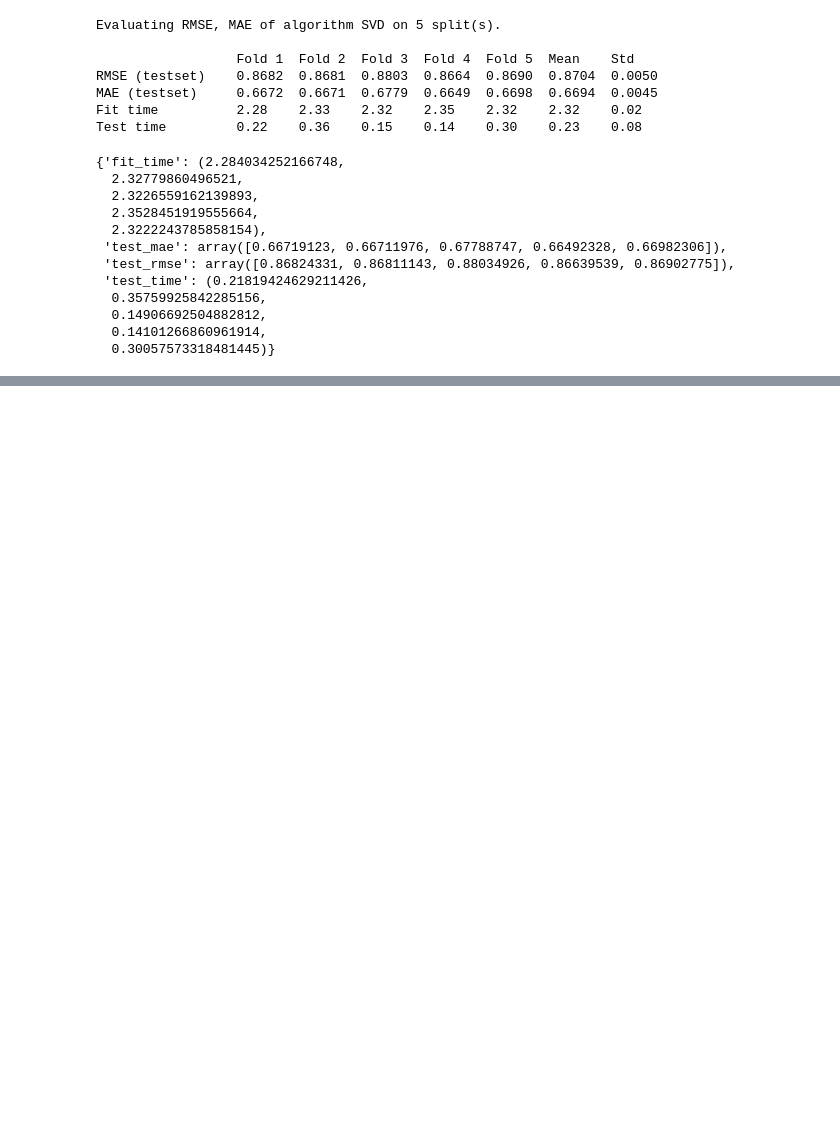
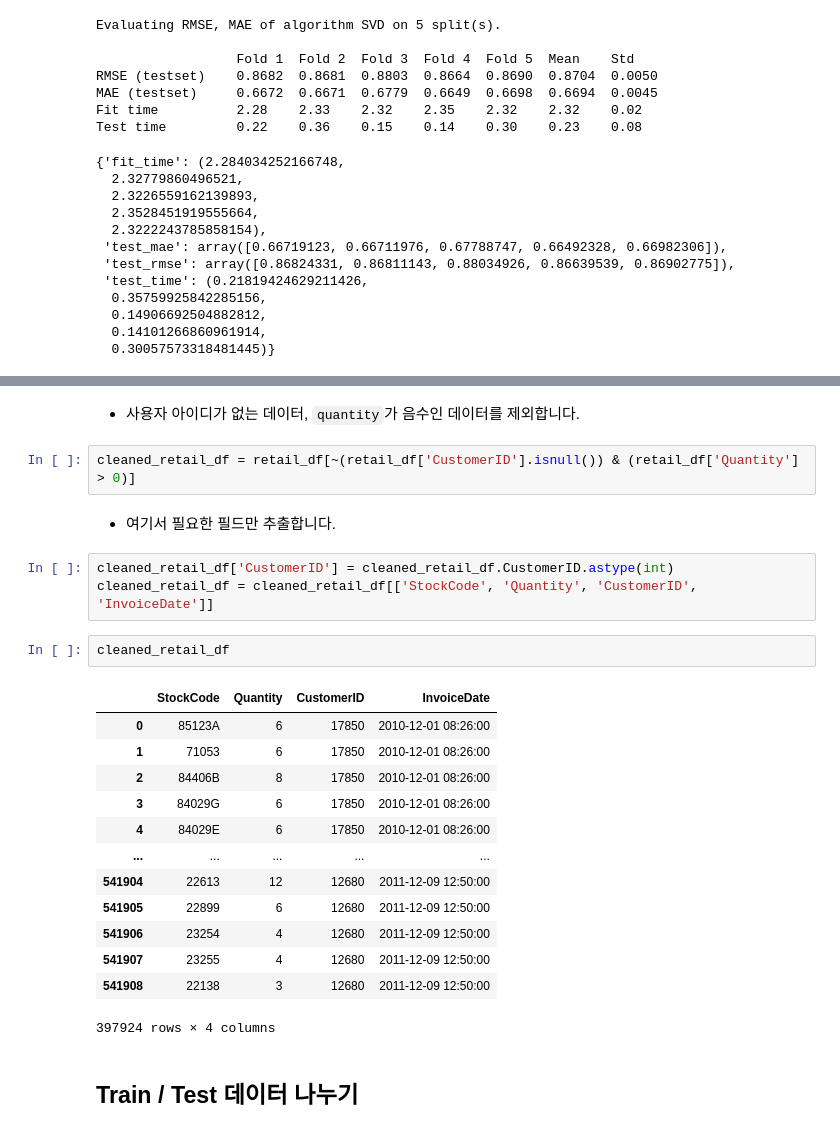
Before and after one commit to pray92/recommendation_system, a Jupyter notebook: recommendation_system_week_3rd_practice.ipynb, the cells around one changed output, grey strips where cells are left out. Drawn from its saved outputs; the diff is of its cells as text; blank space fills up the shorter version.

```diff
--- a/recommendation_system_week_3rd_practice.ipynb
+++ b/recommendation_system_week_3rd_practice.ipynb
@@ -1165,0 +1210,27 @@ Test time         0.22    0.36    0.15    0.14    0.30    0.23    0.08
+# %% [markdown]
+- 사용자 아이디가 없는 데이터, `quantity`가 음수인 데이터를 제외합니다.
+# %%
+cleaned_retail_df = retail_df[~(retail_df['CustomerID'].isnull()) & (retail_df['Quantity'] > 0)]
+# %% [markdown]
+- 여기서 필요한 필드만 추출합니다.
+# %%
+cleaned_retail_df['CustomerID'] = cleaned_retail_df.CustomerID.astype(int)
+cleaned_retail_df = cleaned_retail_df[['StockCode', 'Quantity', 'CustomerID', 'InvoiceDate']]
+# %%
+cleaned_retail_df
+# %% [output]
+|  | StockCode | Quantity | CustomerID | InvoiceDate |
+| 0 | 85123A | 6 | 17850 | 2010-12-01 08:26:00 |
+| 1 | 71053 | 6 | 17850 | 2010-12-01 08:26:00 |
+| 2 | 84406B | 8 | 17850 | 2010-12-01 08:26:00 |
+| 3 | 84029G | 6 | 17850 | 2010-12-01 08:26:00 |
+| 4 | 84029E | 6 | 17850 | 2010-12-01 08:26:00 |
+| ... | ... | ... | ... | ... |
+| 541904 | 22613 | 12 | 12680 | 2011-12-09 12:50:00 |
+| 541905 | 22899 | 6 | 12680 | 2011-12-09 12:50:00 |
+| 541906 | 23254 | 4 | 12680 | 2011-12-09 12:50:00 |
+| 541907 | 23255 | 4 | 12680 | 2011-12-09 12:50:00 |
+| 541908 | 22138 | 3 | 12680 | 2011-12-09 12:50:00 |
+397924 rows × 4 columns
+# %% [markdown]
+## Train / Test 데이터 나누기
```
Also changed, not shown: parts of 66 cells of this notebook, 1 other file.
